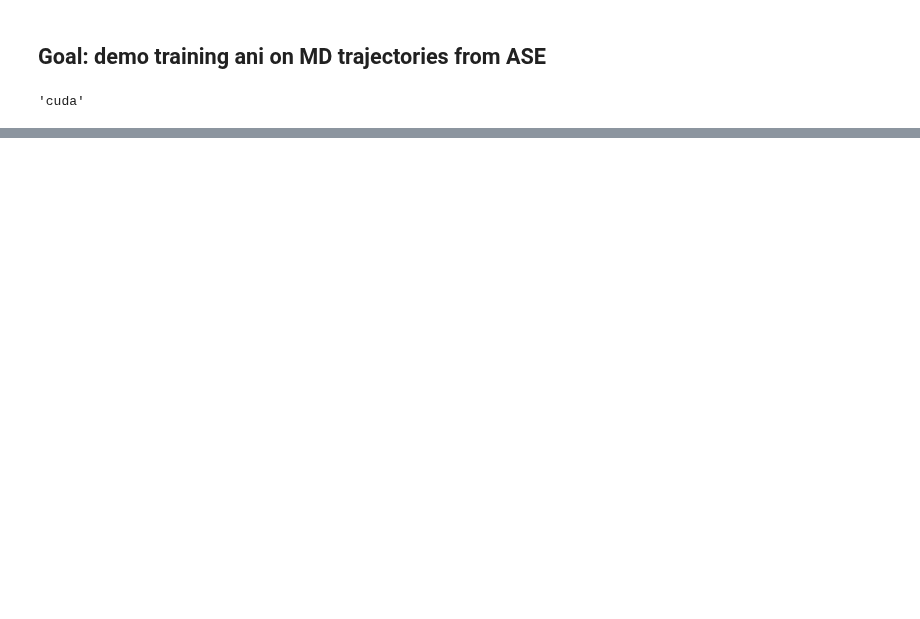
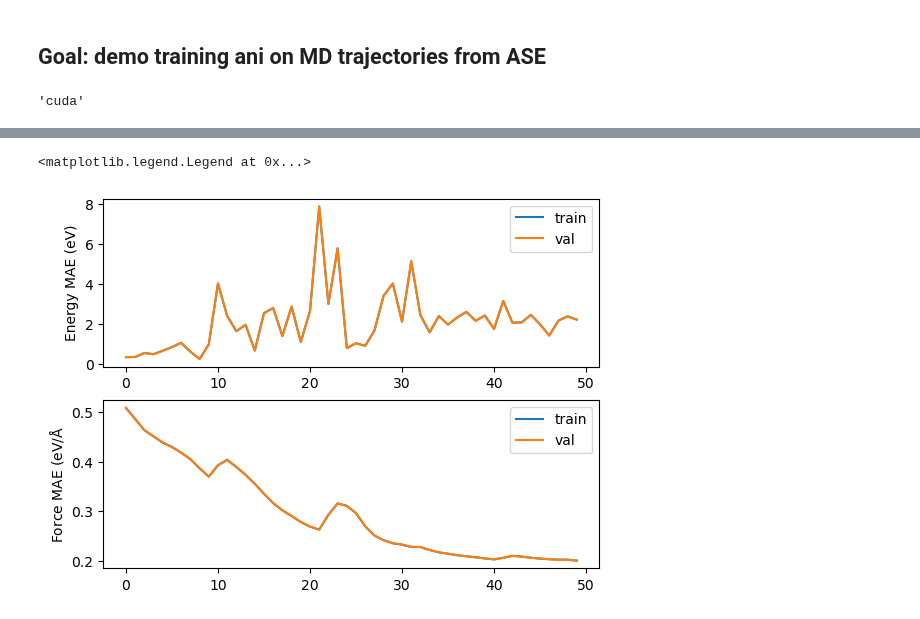
Before and after one commit to globus-labs/cascade, a Jupyter notebook: notebooks/demo_torchani_learner.ipynb, the cells around one changed output, grey strips where cells are left out. Cells and saved outputs as stored; diff of their text form; code cells hidden in the pictures; blank space fills up the shorter version.

```diff
--- a/notebooks/demo_torchani_learner.ipynb
+++ b/notebooks/demo_torchani_learner.ipynb
@@ -38,5 +39,7 @@ Wall time: 2.01 s
 # %%
 %%time
 model_msg, results = ani.train((aev, nn, ref_energies),
-                         traj[:400], traj[400:], 2)
+                               traj[:400], traj[400:],
+                               50,
+                               device=device)
 # %% [output]
@@ -50,0 +57,19 @@ results
+# %%
+fig, axs = plt.subplots(2)
+
+for split, marker in zip(['train', 'val'], ['x', 'o']):
+    for i, quantity in enumerate(['e_mae', 'f_mae']):
+        _df = results.query(f'split == "{split}"')
+        axs[i].plot(_df['iteration'],
+                    _df[quantity],
+                    label=split,
+                    #marker=marker,
+                   )
+
+axs[0].set_ylabel('Energy MAE (eV)')
+axs[0].legend()
+axs[1].set_ylabel('Force MAE (eV/$\mathrm{\AA}$')
+axs[1].legend()
+# %% [output]
+<matplotlib.legend.Legend at 0x...>
+[figure, added]
```
Also changed, not shown: parts of 5 cells of this notebook.
